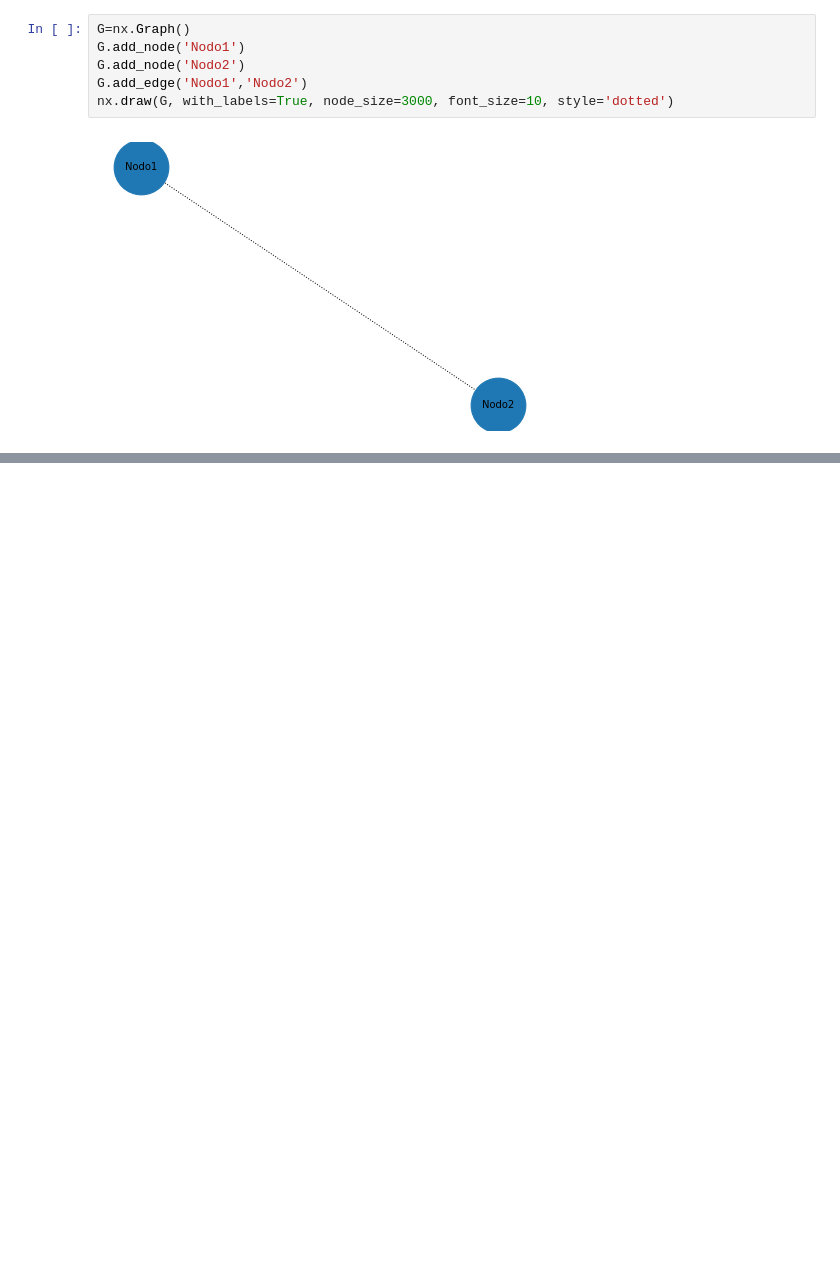
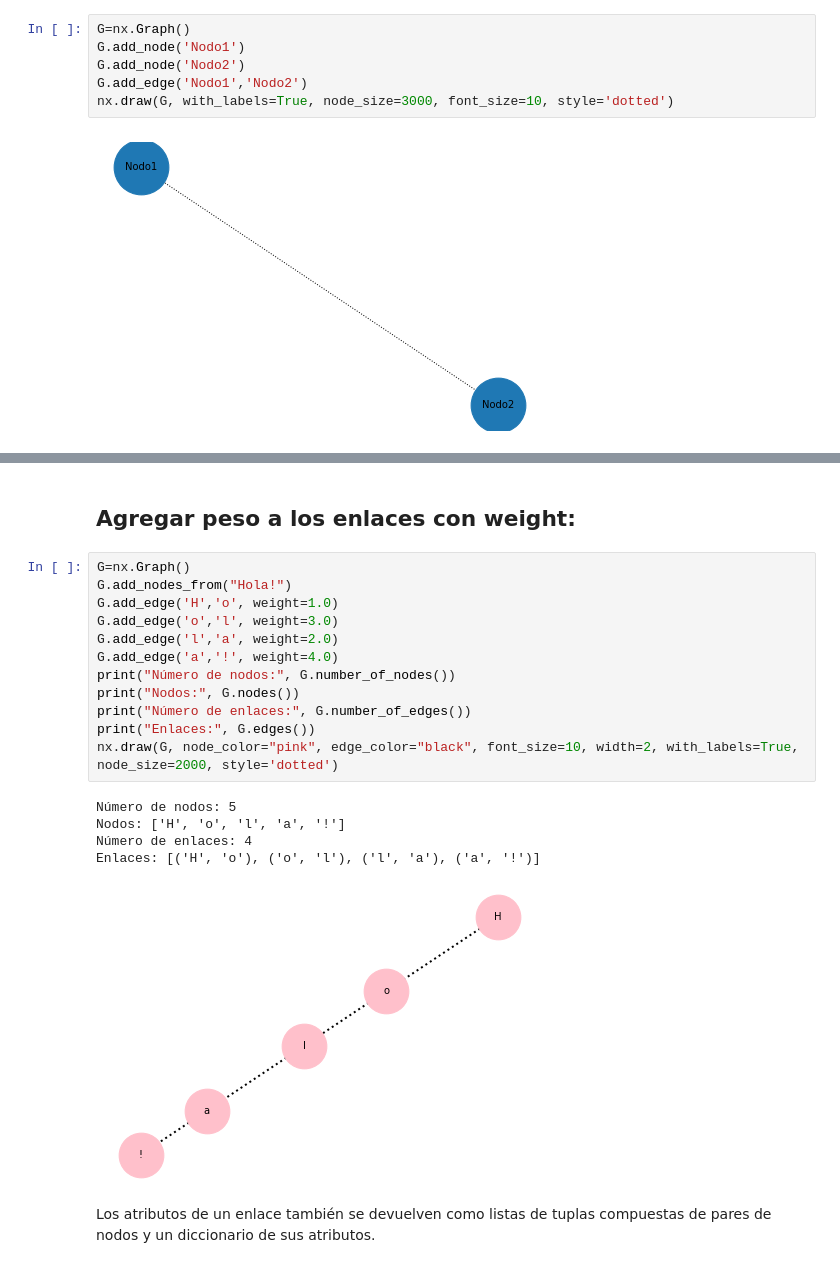
Before and after one commit to femaffi13/Python, a Jupyter notebook: Matemática III/networkx.ipynb, the cells around one changed output, grey strips where cells are left out. Drawn from its saved outputs; the diff is of its cells as text; blank space fills up the shorter version.

```diff
--- a/Matemática III/networkx.ipynb
+++ b/Matemática III/networkx.ipynb
@@ -40,0 +65,22 @@ nx.draw(G, with_labels=True, node_size=3000, font_size=10, style='dotted')
+# %% [markdown]
+## Agregar peso a los enlaces con weight:
+# %%
+G=nx.Graph()
+G.add_nodes_from("Hola!")
+G.add_edge('H','o', weight=1.0)
+G.add_edge('o','l', weight=3.0)
+G.add_edge('l','a', weight=2.0)
+G.add_edge('a','!', weight=4.0)
+print("Número de nodos:", G.number_of_nodes())
+print("Nodos:", G.nodes())
+print("Número de enlaces:", G.number_of_edges())
+print("Enlaces:", G.edges())
+nx.draw(G, node_color="pink", edge_color="black", font_size=10, width=2, with_labels=True, node_size=2000, style='dotted')
+# %% [output]
+Número de nodos: 5
+Nodos: ['H', 'o', 'l', 'a', '!']
+Número de enlaces: 4
+Enlaces: [('H', 'o'), ('o', 'l'), ('l', 'a'), ('a', '!')]
+[figure, added]
+# %% [markdown]
+Los atributos de un enlace también se devuelven como listas de tuplas compuestas de pares de nodos y un diccionario de sus atributos.
```
Also changed, not shown: parts of 5 cells of this notebook, 1 other file.
